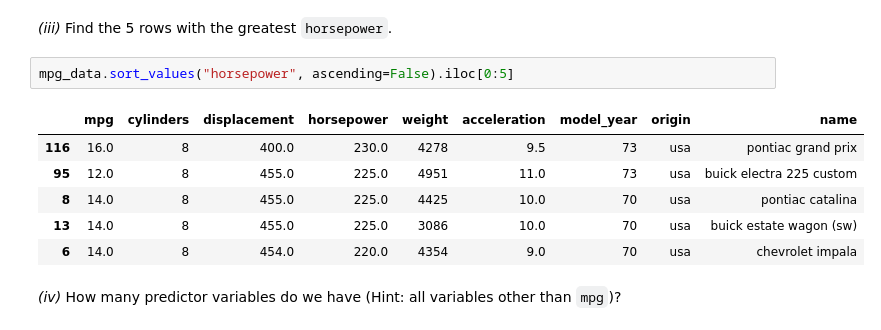
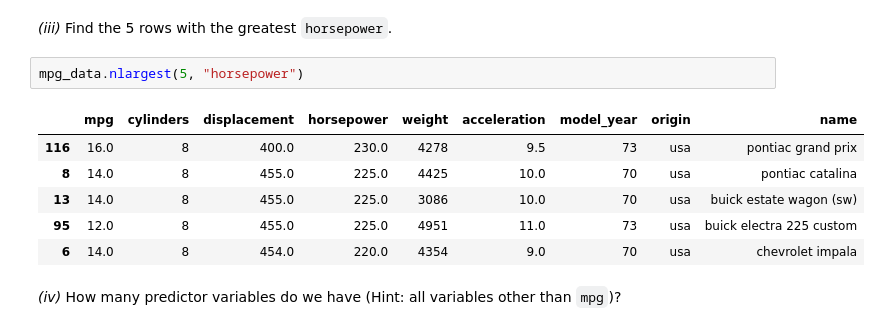
Before and after one commit to sashaskaidra/LCR, a Jupyter notebook: 02_activities/assignments/assignment_2.ipynb, the cells around one changed output. Drawn from its saved outputs; the diff is of its cells as text.

Commit message:
new attempt at correction for top 5 horsepower

```diff
--- a/02_activities/assignments/assignment_2.ipynb
+++ b/02_activities/assignments/assignment_2.ipynb
@@ -60,13 +60,13 @@ dtype('float64')
 # %% [markdown]
 _(iii)_ Find the 5 rows with the greatest `horsepower`.
 # %%
-mpg_data.sort_values("horsepower", ascending=False).iloc[0:5]
+mpg_data.nlargest(5, "horsepower")
 # %% [output]
 |  | mpg | cylinders | displacement | horsepower | weight | acceleration | model_year | origin | name |
 | 116 | 16.0 | 8 | 400.0 | 230.0 | 4278 | 9.5 | 73 | usa | pontiac grand prix |
-| 95 | 12.0 | 8 | 455.0 | 225.0 | 4951 | 11.0 | 73 | usa | buick electra 225 custom |
 | 8 | 14.0 | 8 | 455.0 | 225.0 | 4425 | 10.0 | 70 | usa | pontiac catalina |
 | 13 | 14.0 | 8 | 455.0 | 225.0 | 3086 | 10.0 | 70 | usa | buick estate wagon (sw) |
+| 95 | 12.0 | 8 | 455.0 | 225.0 | 4951 | 11.0 | 73 | usa | buick electra 225 custom |
 | 6 | 14.0 | 8 | 454.0 | 220.0 | 4354 | 9.0 | 70 | usa | chevrolet impala |
 # %% [markdown]
 _(iv)_ How many predictor variables do we have (Hint: all variables other than `mpg`)?
```
